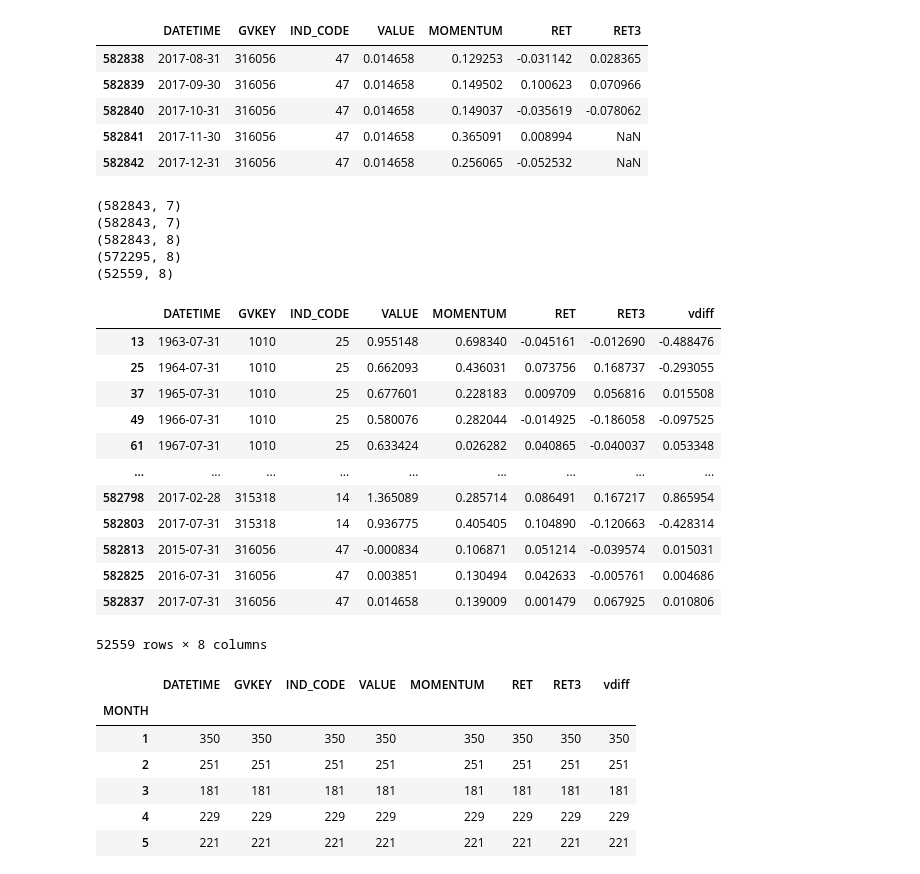
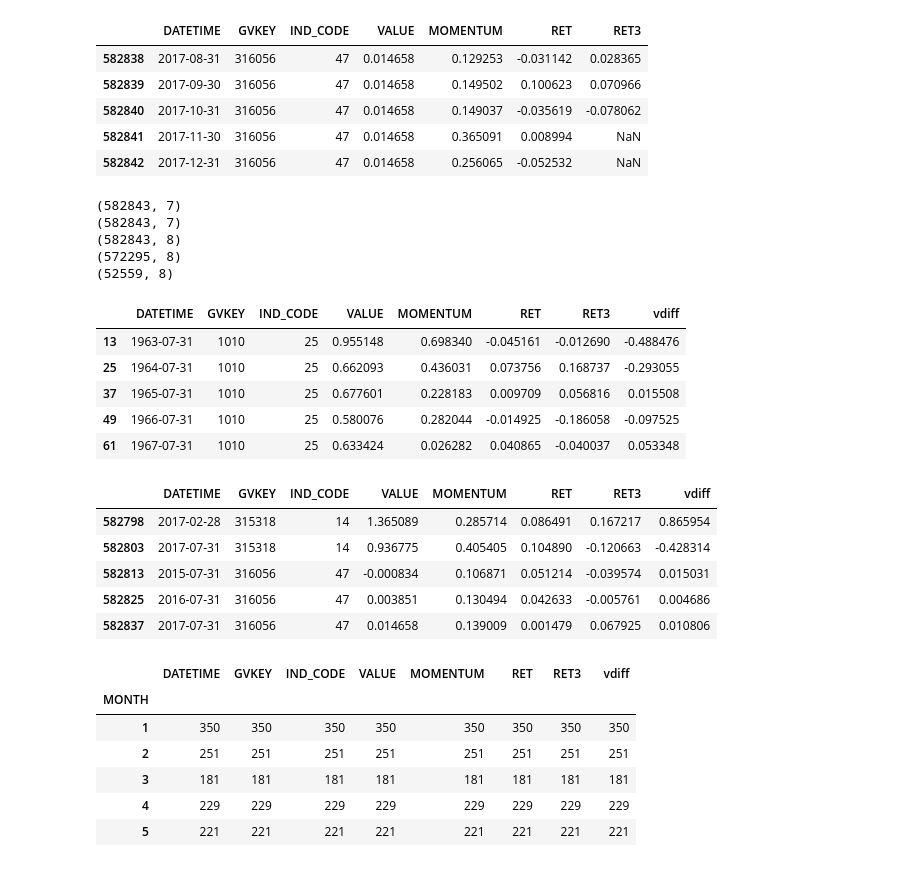
Before and after one commit to druce/ValueMomentum, a Jupyter notebook: LambdaRank-2020.ipynb, the cells around one changed output. Cells and saved outputs as stored; diff of their text form; code cells hidden in the pictures.

```diff
--- a/LambdaRank-2020.ipynb
+++ b/LambdaRank-2020.ipynb
@@ -132,35 +132,35 @@ display(data.tail())
 # %%
 # check when VALUE is updated, seems annually
 print(data.shape)
 z = data.sort_values(['GVKEY', 'DATETIME']).reset_index(drop=True)
 print(z.shape)
 z['vdiff'] = z[['GVKEY','VALUE']].groupby(['GVKEY']).diff()
 print(z.shape)
 z = z.dropna()
 print(z.shape)
 # when VALUE field changes
 z = z.loc[z['vdiff']!=0]
 print(z.shape)
-z
+display(z.head())
+display(z.tail())
 # %% [output]
 (582843, 7)
 (582843, 7)
 (582843, 8)
 (572295, 8)
 (52559, 8)
 |  | DATETIME | GVKEY | IND_CODE | VALUE | MOMENTUM | RET | RET3 | vdiff |
 | 13 | 1963-07-31 | 1010 | 25 | 0.955148 | 0.698340 | -0.045161 | -0.012690 | -0.488476 |
 | 25 | 1964-07-31 | 1010 | 25 | 0.662093 | 0.436031 | 0.073756 | 0.168737 | -0.293055 |
 | 37 | 1965-07-31 | 1010 | 25 | 0.677601 | 0.228183 | 0.009709 | 0.056816 | 0.015508 |
 | 49 | 1966-07-31 | 1010 | 25 | 0.580076 | 0.282044 | -0.014925 | -0.186058 | -0.097525 |
 | 61 | 1967-07-31 | 1010 | 25 | 0.633424 | 0.026282 | 0.040865 | -0.040037 | 0.053348 |
-| ... | ... | ... | ... | ... | ... | ... | ... | ... |
-| 582798 | 2017-02-28 | 315318 | 14 | 1.365089 | 0.285714 | 0.086491 | 0.167217 | 0.865954 |
-| 582803 | 2017-07-31 | 315318 | 14 | 0.936775 | 0.405405 | 0.104890 | -0.120663 | -0.428314 |
-| 582813 | 2015-07-31 | 316056 | 47 | -0.000834 | 0.106871 | 0.051214 | -0.039574 | 0.015031 |
-| 582825 | 2016-07-31 | 316056 | 47 | 0.003851 | 0.130494 | 0.042633 | -0.005761 | 0.004686 |
-| 582837 | 2017-07-31 | 316056 | 47 | 0.014658 | 0.139009 | 0.001479 | 0.067925 | 0.010806 |
-52559 rows × 8 columns
+|  | DATETIME | GVKEY | IND_CODE | VALUE | MOMENTUM | RET | RET3 | vdiff |
+| 582798 | 2017-02-28 | 315318 | 14 | 1.365089 | 0.285714 | 0.086491 | 0.167217 | 0.865954 |
+| 582803 | 2017-07-31 | 315318 | 14 | 0.936775 | 0.405405 | 0.104890 | -0.120663 | -0.428314 |
+| 582813 | 2015-07-31 | 316056 | 47 | -0.000834 | 0.106871 | 0.051214 | -0.039574 | 0.015031 |
+| 582825 | 2016-07-31 | 316056 | 47 | 0.003851 | 0.130494 | 0.042633 | -0.005761 | 0.004686 |
+| 582837 | 2017-07-31 | 316056 | 47 | 0.014658 | 0.139009 | 0.001479 | 0.067925 | 0.010806 |
 # %%
 z['MONTH'] = z['DATETIME'].apply(lambda x: x.month)
 
```
Also changed, not shown: parts of 5 cells of this notebook.
